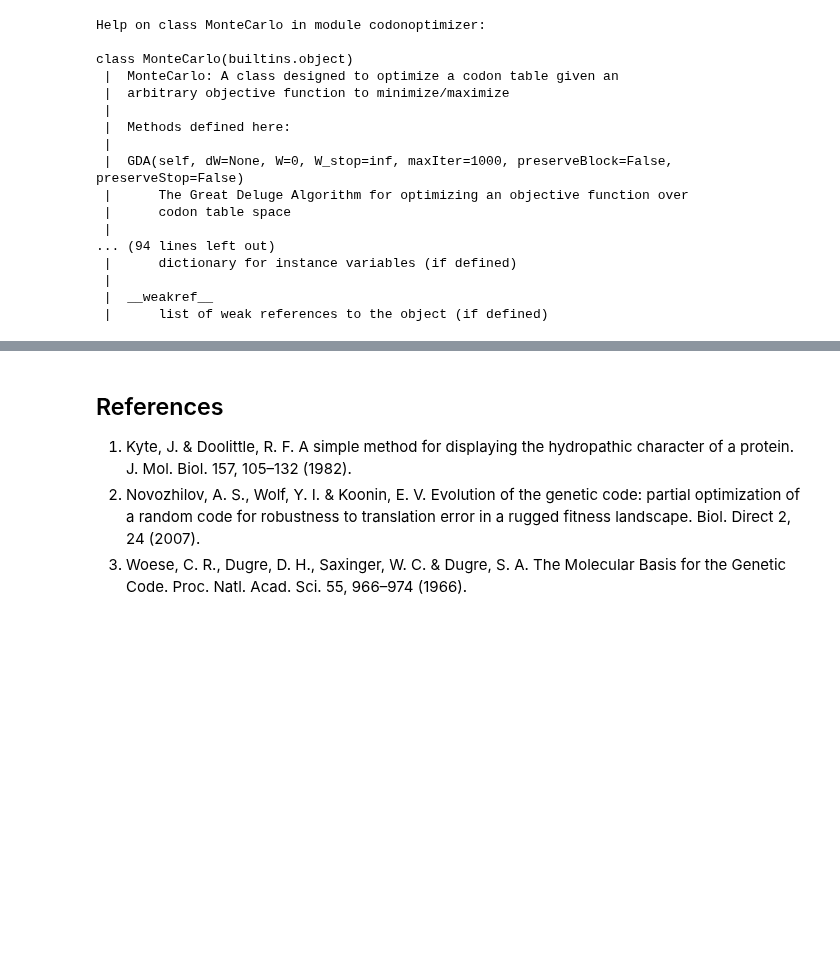
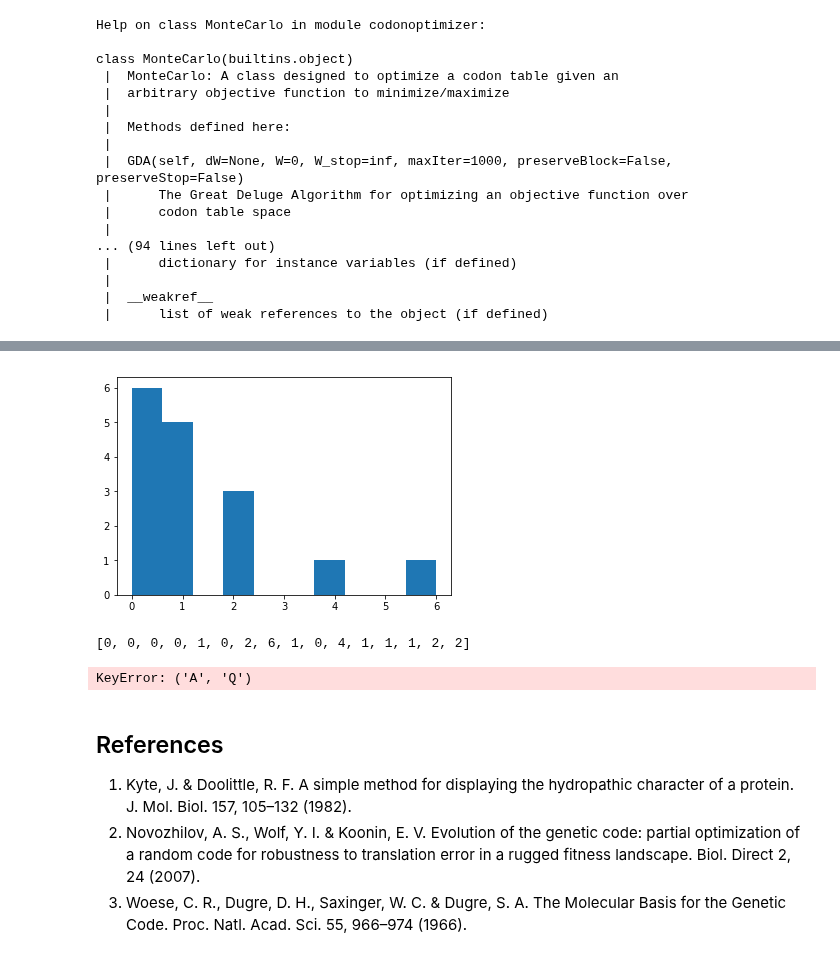
Before and after one commit to EndyLab/codon-tables, a Jupyter notebook: Decoding Notebook.ipynb, the cells around one changed output, grey strips where cells are left out. Saved outputs shown, nothing was run; the diff lists cells and outputs as text; code cells hidden in the pictures; blank space fills up the shorter version.

```diff
--- a/Decoding Notebook.ipynb
+++ b/Decoding Notebook.ipynb
@@ -86,3 +90,22 @@ ValueError: too many values to unpack (expected 1)
+# %%
+# look at some network stuffs
+sim = MonteCarlo()
+table, Ws, Es, = sim.GDA()
+table = codonTable(table)
+graph = table.codonGraph
+hist = nx.degree_histogram(graph)
+plt.hist(hist)
+plt.show()
+hist
+# %% [output]
+[figure, added]
+[0, 0, 0, 0, 1, 0, 2, 6, 1, 0, 4, 1, 1, 1, 2, 2]
+# %%
+pam = submats.pam300
+pair = ('A', 'Q')
+pam[pair]
+# %% [output]
+KeyError: ('A', 'Q')
 # %% [markdown]
 ## References
 1. Kyte, J. & Doolittle, R. F. A simple method for displaying the hydropathic character of a protein. J. Mol. Biol. 157, 105–132 (1982).
```
Also changed, not shown: parts of 2 cells of this notebook, 5 other files.
